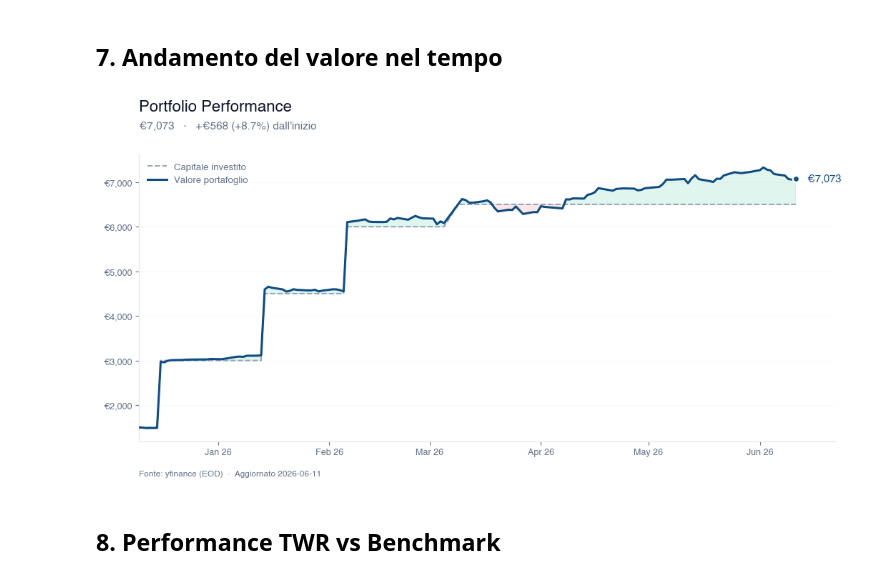
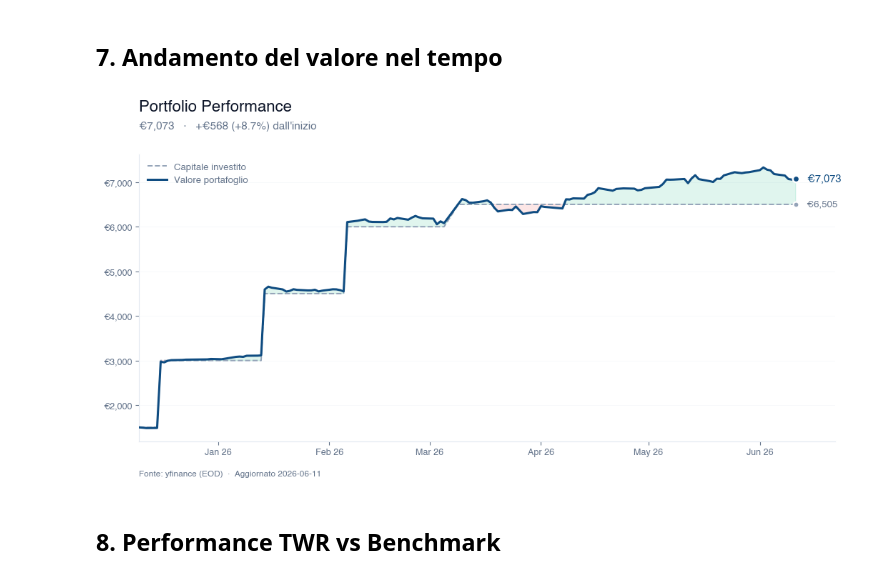
Before and after one commit to acquasalientemichele/portfolio-tracker, a Jupyter notebook: portfolio.ipynb, the cells around one changed output. Saved outputs shown, nothing was run; the diff lists cells and outputs as text; code cells hidden in the pictures.

Commit message:
Add invested capital end label to portfolio value chart
Symmetric to the market value marker but with secondary visual hierarchy (smaller dot, lighter text color) to keep market value as the primary series.

```diff
--- a/portfolio.ipynb
+++ b/portfolio.ipynb
@@ -297,34 +297,42 @@ ax.fill_between(vs.index, vs['value'], invested_cum,
                 color=cs.COLORS['loss'], alpha=0.13, interpolate=True, zorder=1)
 
 # linee
 ax.plot(vs.index, invested_cum, color=cs.COLORS['invested'], linewidth=1.4,
         linestyle='--', label='Capitale investito', zorder=2)
 ax.plot(vs.index, vs['value'], color=cs.COLORS['value'], linewidth=2.2,
         label='Valore portafoglio', zorder=3)
 
 # marker e label sul valore corrente
 ax.scatter([last_x], [last_v], color=cs.COLORS['value'], s=45, zorder=4,
            edgecolor='white', linewidth=1.8)
 ax.annotate(f'  €{last_v:,.0f}', xy=(last_x, last_v),
             xytext=(6, 0), textcoords='offset points',
             va='center', ha='left', fontsize=10.5, fontweight='bold',
             color=cs.COLORS['value'])
 
+# marker e label sul capitale investito (riferimento)
+ax.scatter([last_x], [last_i], color=cs.COLORS['invested'], s=32, zorder=4,
+           edgecolor='white', linewidth=1.5)
+ax.annotate(f'  €{last_i:,.0f}', xy=(last_x, last_i),
+            xytext=(6, 0), textcoords='offset points',
+            va='center', ha='left', fontsize=9.5, fontweight='medium',
+            color=cs.COLORS['muted'])
+
 # margine a destra per l'annotazione
 span = vs.index[-1] - vs.index[0]
 ax.set_xlim(vs.index[0], vs.index[-1] + span * 0.06)
 
 cs.style_legend(ax)
 sign = '+' if pnl >= 0 else '−'
 cs.add_title(
     fig,
     title='Portfolio Performance',
     subtitle=f'€{last_v:,.0f}   ·   {sign}€{abs(pnl):,.0f} ({pnl_pct:+.1%}) dall\'inizio',
     source=f'Fonte: yfinance (EOD)  ·  Aggiornato {vs.index[-1].date()}',
 )
 plt.show()
 # %% [output]
-[figure, old version]
+[figure, new version]
 # %% [markdown]
 ## 8. Performance TWR vs Benchmark
 # %%
```
